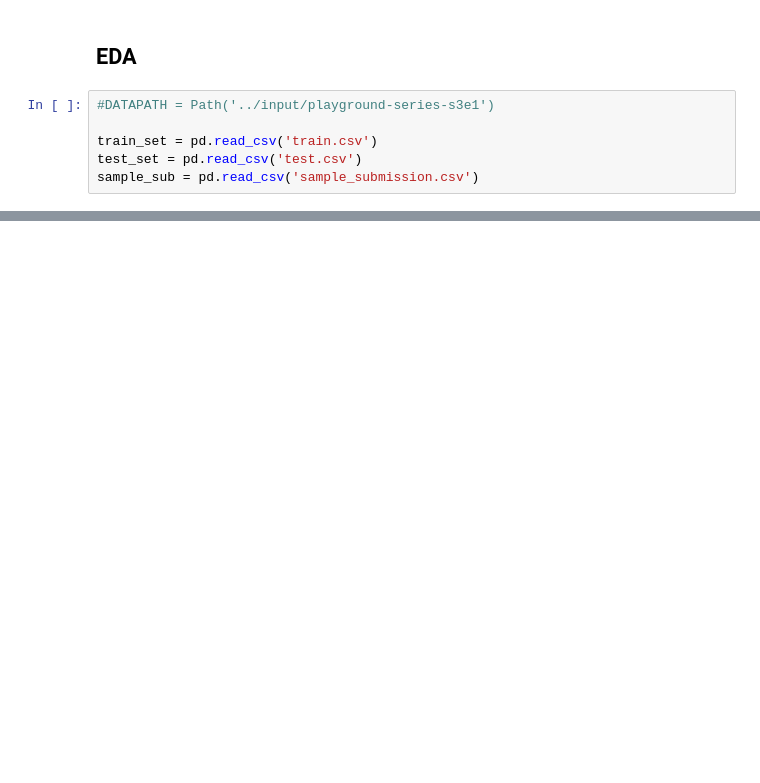
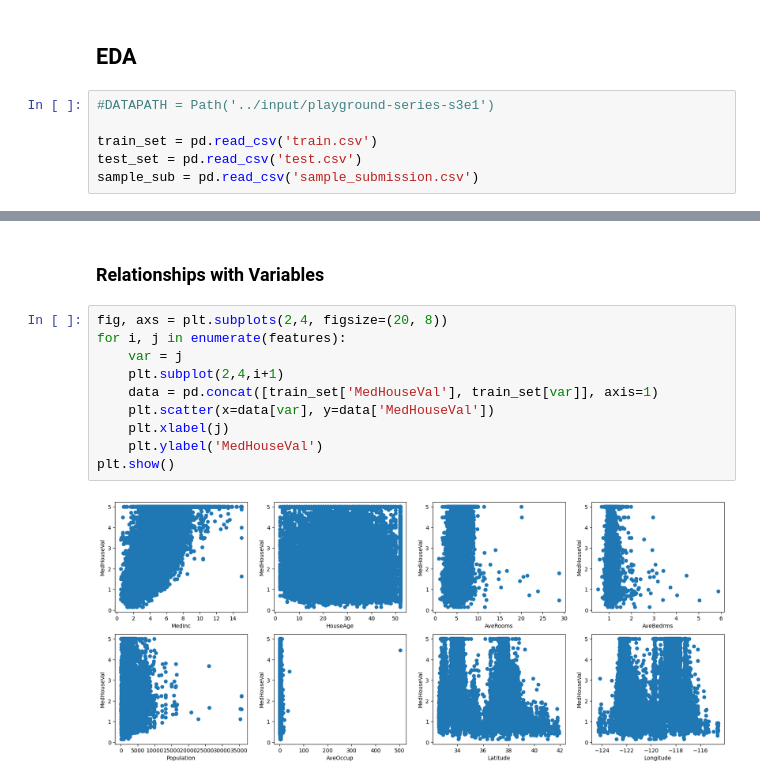
Before and after one commit to andydaehn/Kaggle, a Jupyter notebook: California_Housing.ipynb, the cells around one changed output, grey strips where cells are left out. Drawn from its saved outputs; the diff is of its cells as text; blank space fills up the shorter version.

```diff
--- a/California_Housing.ipynb
+++ b/California_Housing.ipynb
@@ -26,0 +124,14 @@ sample_sub = pd.read_csv('sample_submission.csv')
+# %% [markdown]
+### Relationships with Variables
+# %%
+fig, axs = plt.subplots(2,4, figsize=(20, 8))
+for i, j in enumerate(features):
+    var = j
+    plt.subplot(2,4,i+1)
+    data = pd.concat([train_set['MedHouseVal'], train_set[var]], axis=1)
+    plt.scatter(x=data[var], y=data['MedHouseVal'])
+    plt.xlabel(j)
+    plt.ylabel('MedHouseVal')
+plt.show()
+# %% [output]
+[figure, added]
```
Also changed, not shown: parts of 46 cells of this notebook.
